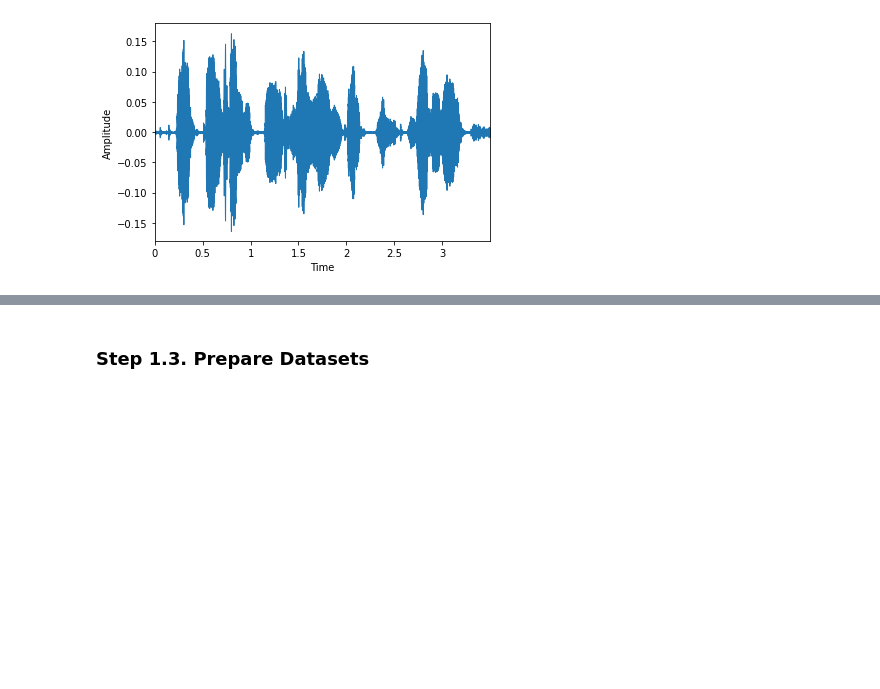
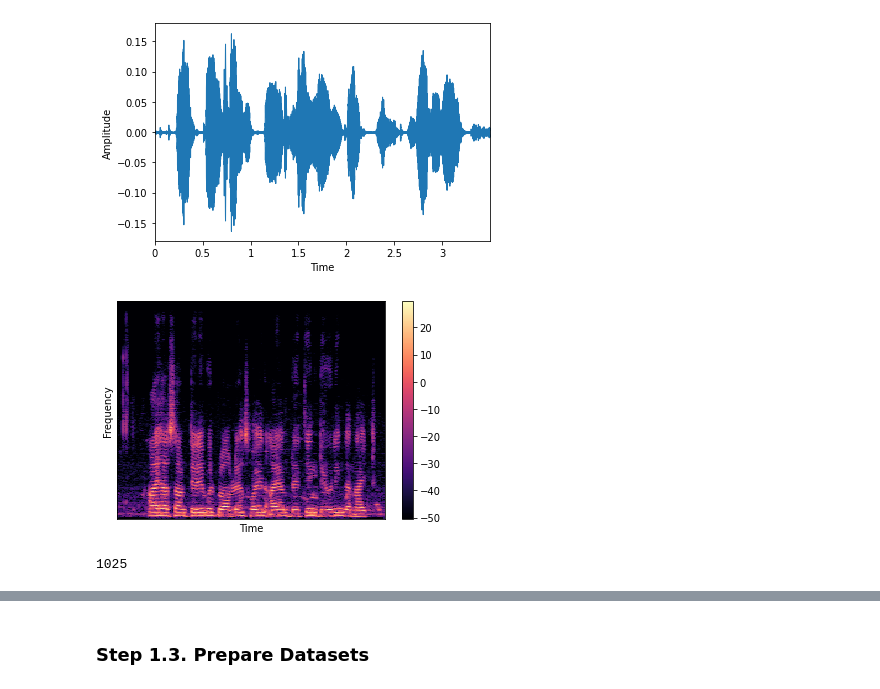
Before and after one commit to jeonghojo00/SpeechRecognition, a Jupyter notebook: SpeechRecognition_MedicalSpeech.ipynb, the cells around one changed output, grey strips where cells are left out. Saved outputs shown, nothing was run; the diff lists cells and outputs as text; code cells hidden in the pictures; blank space fills up the shorter version.

```diff
--- a/SpeechRecognition_MedicalSpeech.ipynb
+++ b/SpeechRecognition_MedicalSpeech.ipynb
@@ -112,3 +112,9 @@ def to_spectrogram(file_path, sr=22050, plot=False):
         plt.show()
 
     return log_spectrogram
+# %%
+aspec = to_spectrogram(train_corpus[0]["key"], plot=True)
+len(aspec)
+# %% [output]
+[figure, added]
+1025
```
Also changed, not shown: parts of 40 cells of this notebook.
